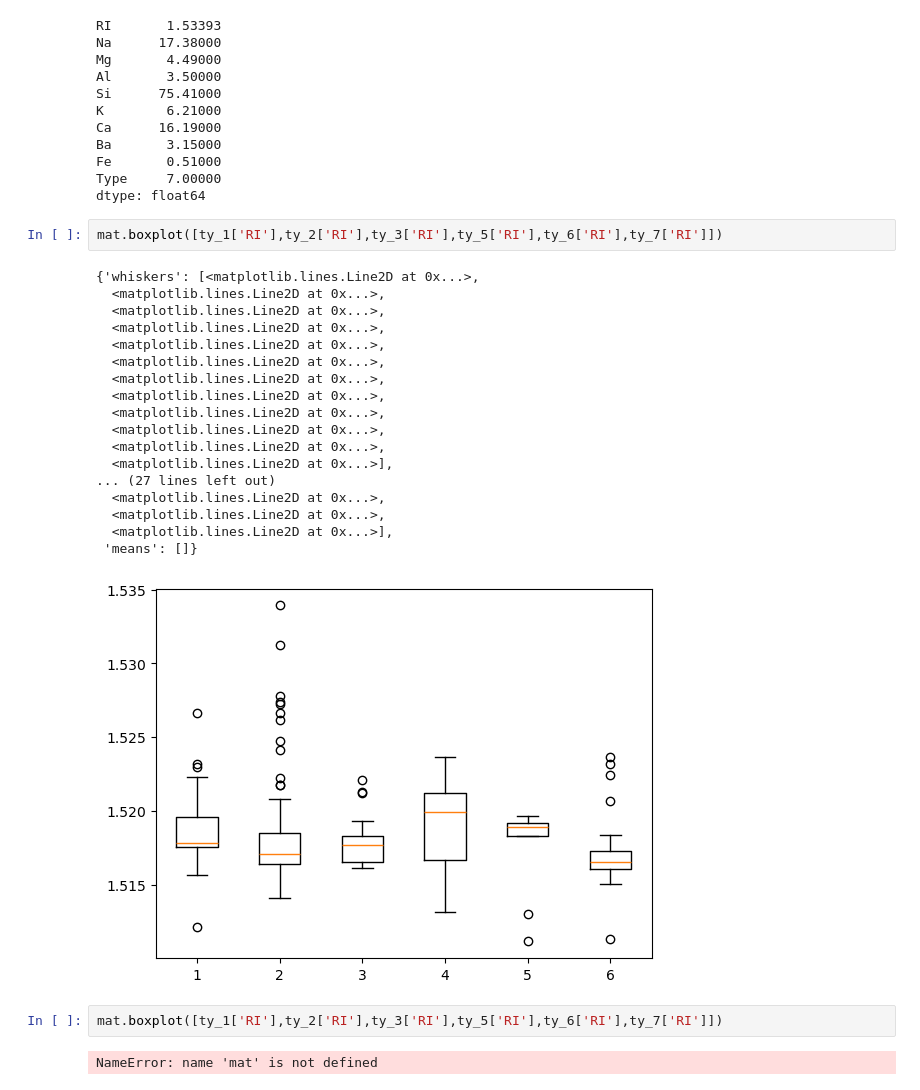
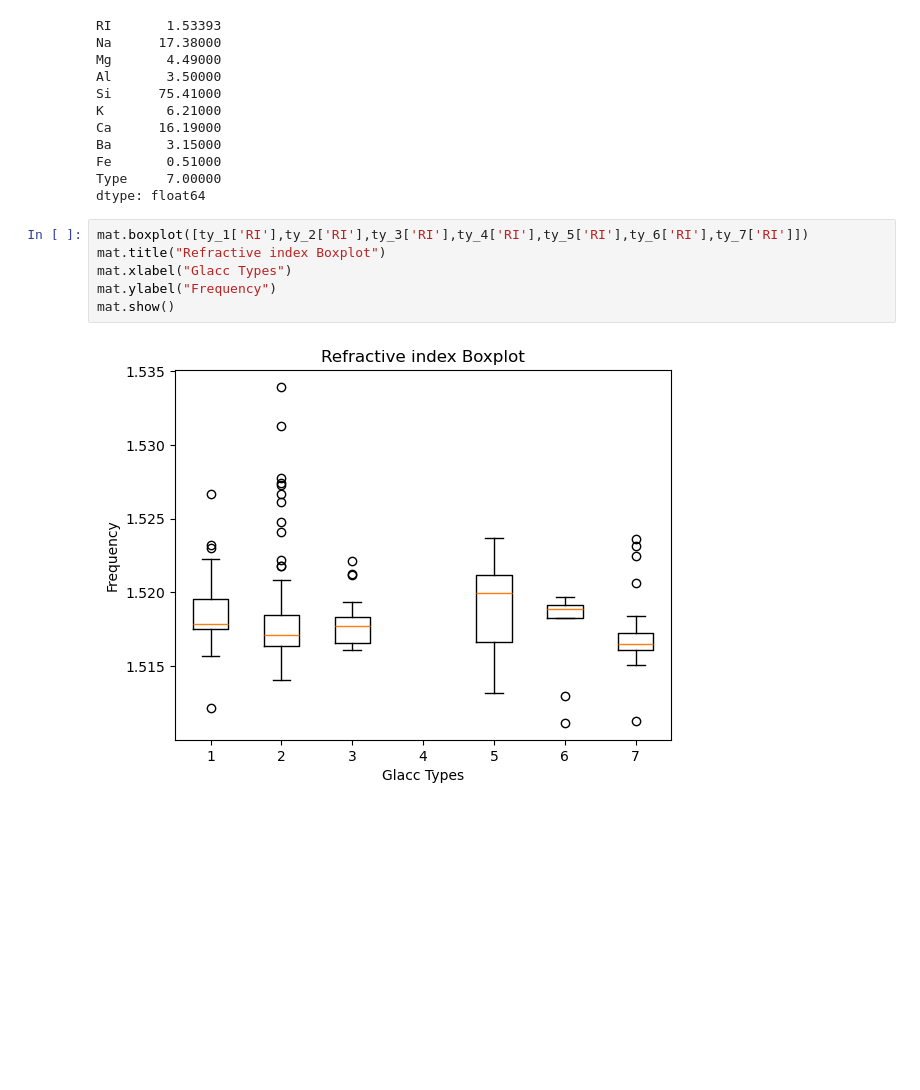
Before and after one commit to Astro0re/Data, a Jupyter notebook: Glass/Glass_Notebook.ipynb, the cells around one changed output. Drawn from its saved outputs; the diff is of its cells as text; blank space fills up the shorter version.

```diff
--- a/Glass/Glass_Notebook.ipynb
+++ b/Glass/Glass_Notebook.ipynb
@@ -109,29 +109,12 @@ Ba       3.15000
 Fe       0.51000
 Type     7.00000
 dtype: float64
-# %%
-mat.boxplot([ty_1['RI'],ty_2['RI'],ty_3['RI'],ty_5['RI'],ty_6['RI'],ty_7['RI']])
-# %% [output]
-{'whiskers': [<matplotlib.lines.Line2D at 0x...>,
-  <matplotlib.lines.Line2D at 0x...>,
-  <matplotlib.lines.Line2D at 0x...>,
-  <matplotlib.lines.Line2D at 0x...>,
-  <matplotlib.lines.Line2D at 0x...>,
-  <matplotlib.lines.Line2D at 0x...>,
-  <matplotlib.lines.Line2D at 0x...>,
-  <matplotlib.lines.Line2D at 0x...>,
-  <matplotlib.lines.Line2D at 0x...>,
-  <matplotlib.lines.Line2D at 0x...>,
-  <matplotlib.lines.Line2D at 0x...>,
-  <matplotlib.lines.Line2D at 0x...>],
-... (27 lines left out)
-  <matplotlib.lines.Line2D at 0x...>,
-  <matplotlib.lines.Line2D at 0x...>,
-  <matplotlib.lines.Line2D at 0x...>],
- 'means': []}
-[figure, removed]
 # %%
-mat.boxplot([ty_1['RI'],ty_2['RI'],ty_3['RI'],ty_5['RI'],ty_6['RI'],ty_7['RI']])
+mat.boxplot([ty_1['RI'],ty_2['RI'],ty_3['RI'],ty_4['RI'],ty_5['RI'],ty_6['RI'],ty_7['RI']])
+mat.title("Refractive index Boxplot")
+mat.xlabel("Glacc Types")
+mat.ylabel("Frequency")
+mat.show()
 # %% [output]
-NameError: name 'mat' is not defined
+[figure, added]
 # %%
```
Also changed, not shown: parts of 8 cells of this notebook.
